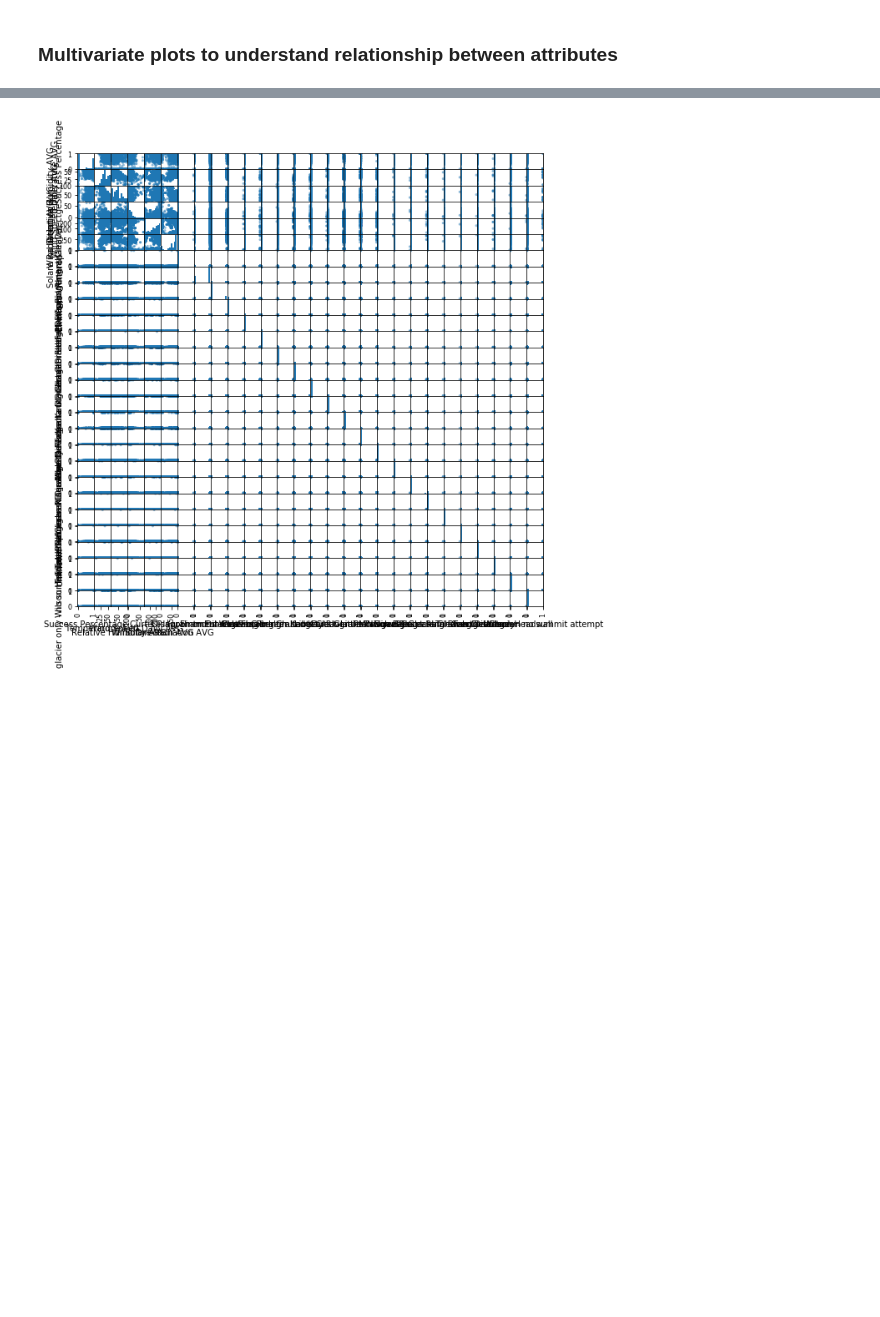
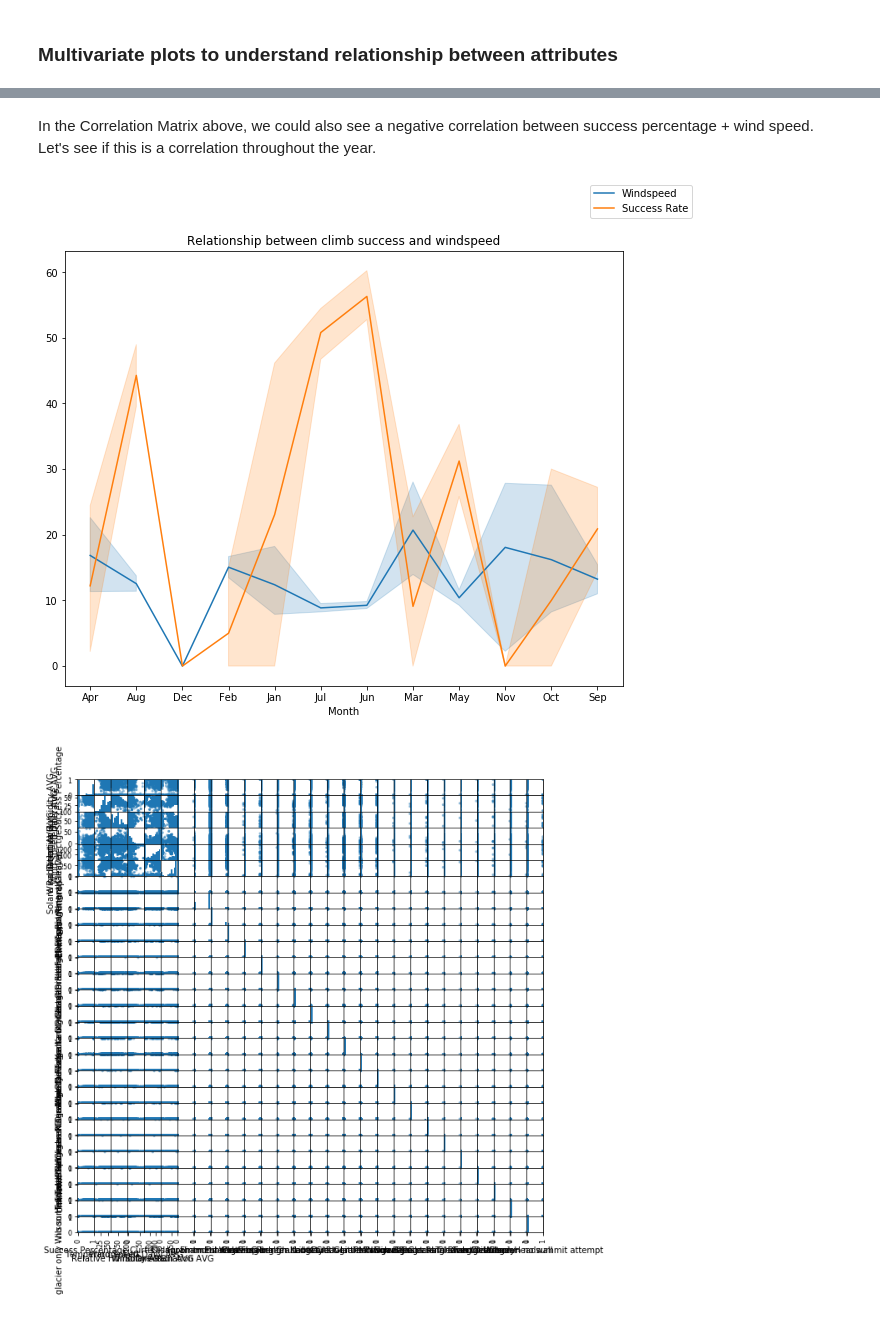
Before and after one commit to zhorlacher/Climb-Mt-Rainier-Success-Rate, a Jupyter notebook: Climbing Mount Rainier.ipynb, the cells around one changed output, grey strips where cells are left out. Saved outputs shown, nothing was run; the diff lists cells and outputs as text; code cells hidden in the pictures; blank space fills up the shorter version.

```diff
--- a/Climbing Mount Rainier.ipynb
+++ b/Climbing Mount Rainier.ipynb
@@ -365,3 +381,20 @@ plt.show()
+# %% [markdown]
+In the Correlation Matrix above, we could also see a negative correlation between success percentage + wind speed. Let's see if this is a correlation throughout the year.
+# %%
+# Let's see what temperature has to do with success rate
+f, ax = plt.subplots(1, 1, figsize=(10, 8))
+
+joined_data["Success_Percentage"] = joined_data["Success Percentage"] * 100
+
+sns.lineplot(x="Month", y="Wind Speed Daily AVG", data=joined_data, ax=ax)
+sns.lineplot(x=joined_data["Month"], y="Success_Percentage", data=joined_data, ax=ax)
+
+ax.set_ylabel("")
+f.legend(labels=["Windspeed", "Success Rate"])
+plt.title('Relationship between climb success and windspeed')
+plt.show()
+# %% [output]
+[figure, added]
 # %%
 # scatter plot matrix
 scatter_matrix(data, figsize=(10, 10))
```
Also changed, not shown: parts of 36 cells of this notebook.
